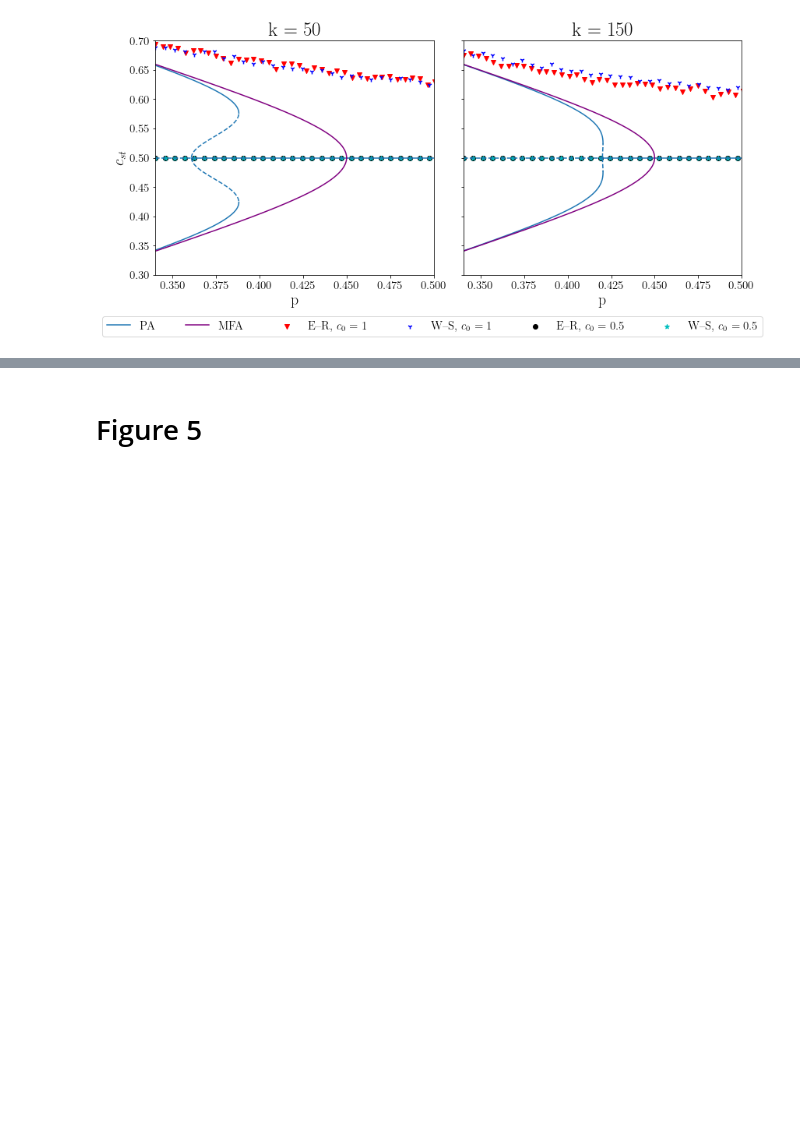
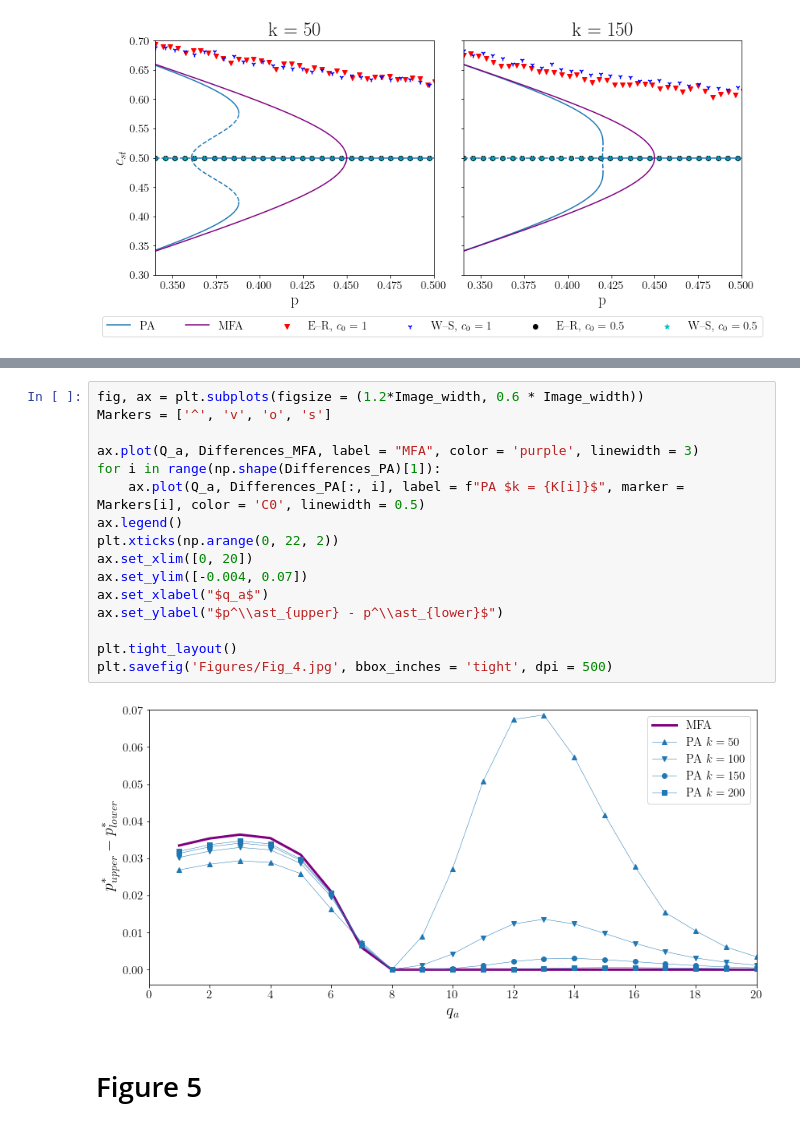
Before and after one commit to pucandrzej/DPOCN_project, a Jupyter notebook: reproduction_of_article_graphs.ipynb, the cells around one changed output, grey strips where cells are left out. Cells and saved outputs as stored; diff of their text form; blank space fills up the shorter version.

```diff
--- a/reproduction_of_article_graphs.ipynb
+++ b/reproduction_of_article_graphs.ipynb
@@ -242,3 +281,21 @@ plt.savefig('Figures/Fig_3.jpg', bbox_inches = 'tight', dpi = 500)
+# %%
+fig, ax = plt.subplots(figsize = (1.2*Image_width, 0.6 * Image_width))
+Markers = ['^', 'v', 'o', 's']
+
+ax.plot(Q_a, Differences_MFA, label = "MFA", color = 'purple', linewidth = 3)
+for i in range(np.shape(Differences_PA)[1]):
+    ax.plot(Q_a, Differences_PA[:, i], label = f"PA $k = {K[i]}$", marker = Markers[i], color = 'C0', linewidth = 0.5)
+ax.legend()
+plt.xticks(np.arange(0, 22, 2))
+ax.set_xlim([0, 20])
+ax.set_ylim([-0.004, 0.07])
+ax.set_xlabel("$q_a$")
+ax.set_ylabel("$p^\\ast_{upper} - p^\\ast_{lower}$")
+
+plt.tight_layout()
+plt.savefig('Figures/Fig_4.jpg', bbox_inches = 'tight', dpi = 500)
+# %% [output]
+[figure, added]
 # %% [markdown]
 # Figure 5
 # %%
```
Also changed, not shown: parts of 3 cells of this notebook, 2 other files.
